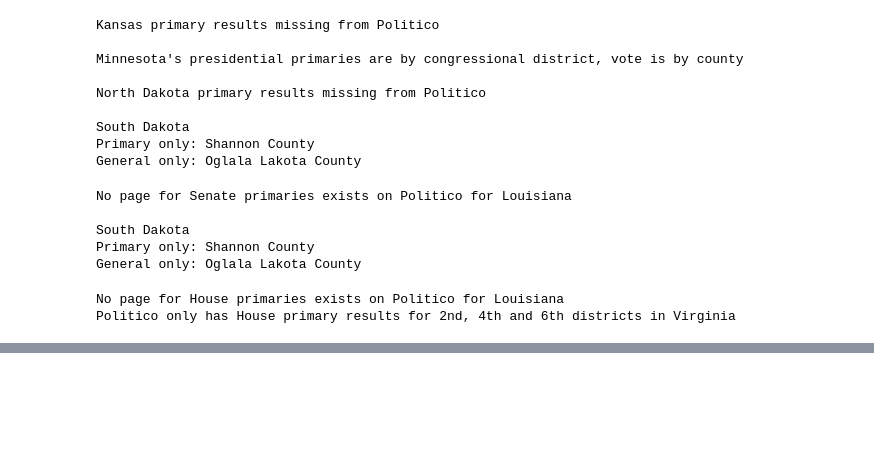
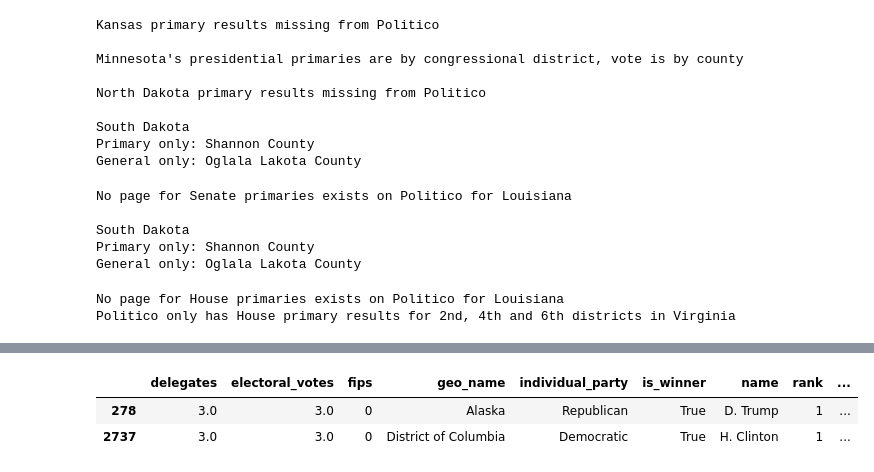
Before and after one commit to Prooffreader/election_2016_data, a Jupyter notebook: scripts/scrape_politico.ipynb, the cells around one changed output, grey strips where cells are left out. Saved outputs shown, nothing was run; the diff lists cells and outputs as text; code cells hidden in the pictures; blank space fills up the shorter version.

```diff
--- a/scripts/scrape_politico.ipynb
+++ b/scripts/scrape_politico.ipynb
@@ -792,0 +1214,7 @@ for section in ['House General Election', 'House Primaries']:
+# %%
+# investigate the ones with delegates
+df[pd.notnull(df.delegates)]
+# %% [output]
+|  | delegates | electoral_votes | fips | geo_name | individual_party | is_winner | name | rank | ... |
+| 278 | 3.0 | 3.0 | 0 | Alaska | Republican | True | D. Trump | 1 | ... |
+| 2737 | 3.0 | 3.0 | 0 | District of Columbia | Democratic | True | H. Clinton | 1 | ... |
```
Also changed, not shown: parts of 42 cells of this notebook, 20 other files.
